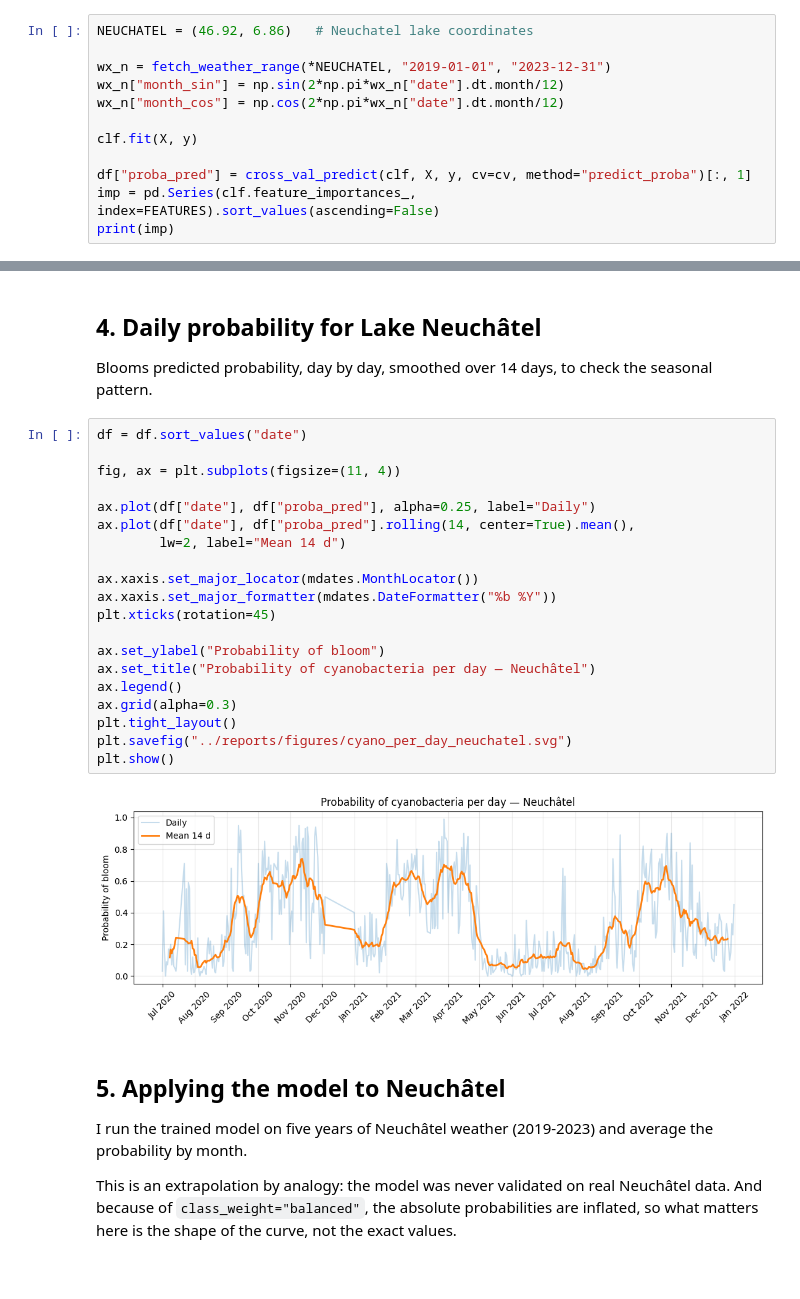
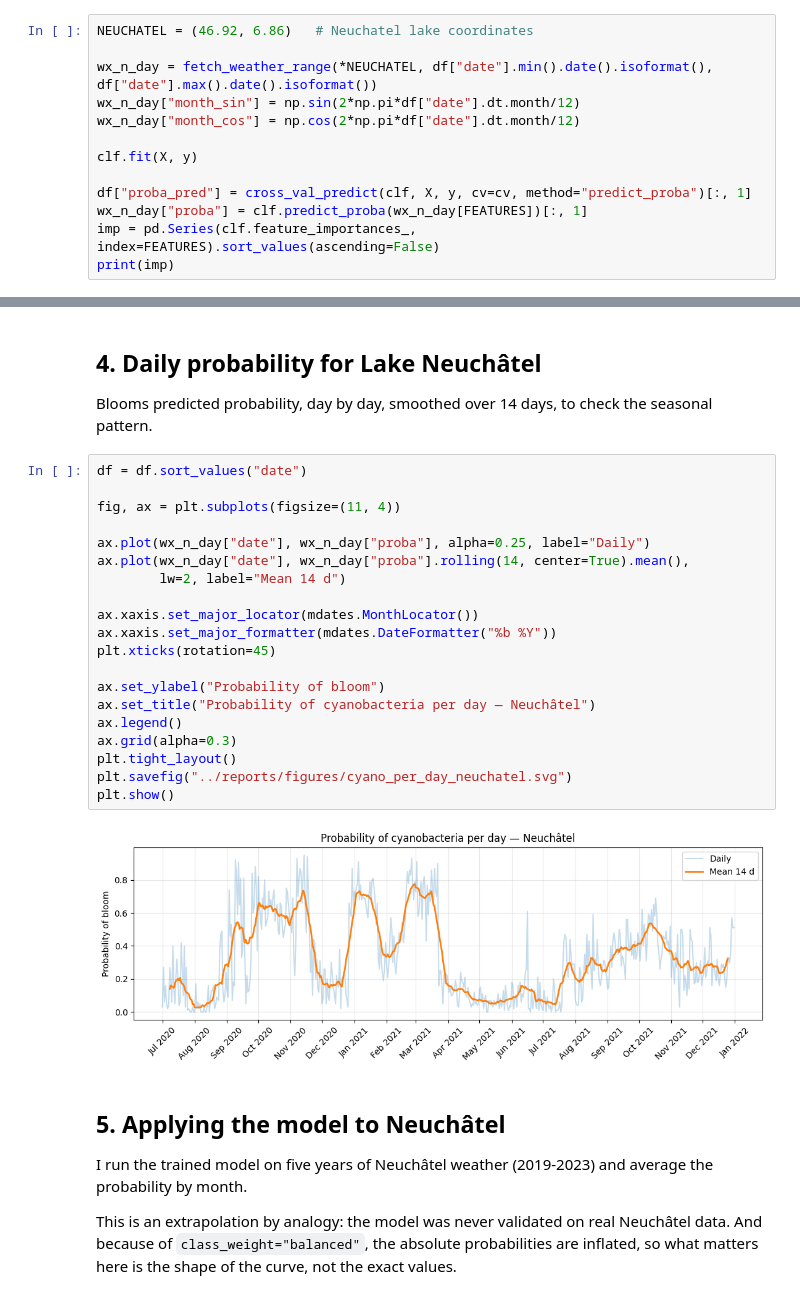
Before and after one commit to segurad308-jpg/cyne-model-prediction, a Jupyter notebook: notebooks/cyne.ipynb, the cells around one changed output, grey strips where cells are left out. Drawn from its saved outputs; the diff is of its cells as text.

Commit message:
fix: graph per day Neuchatel

```diff
--- a/notebooks/cyne.ipynb
+++ b/notebooks/cyne.ipynb
@@ -92,13 +92,14 @@ The full in-lake model in the other notebook got 0.90, so I don't lose much by k
 # %%
 NEUCHATEL = (46.92, 6.86)   # Neuchatel lake coordinates
 
-wx_n = fetch_weather_range(*NEUCHATEL, "2019-01-01", "2023-12-31")
-wx_n["month_sin"] = np.sin(2*np.pi*wx_n["date"].dt.month/12)
-wx_n["month_cos"] = np.cos(2*np.pi*wx_n["date"].dt.month/12)
+wx_n_day = fetch_weather_range(*NEUCHATEL, df["date"].min().date().isoformat(), df["date"].max().date().isoformat())
+wx_n_day["month_sin"] = np.sin(2*np.pi*df["date"].dt.month/12)
+wx_n_day["month_cos"] = np.cos(2*np.pi*df["date"].dt.month/12)
 
 clf.fit(X, y)
 
 df["proba_pred"] = cross_val_predict(clf, X, y, cv=cv, method="predict_proba")[:, 1]
+wx_n_day["proba"] = clf.predict_proba(wx_n_day[FEATURES])[:, 1]
 imp = pd.Series(clf.feature_importances_, index=FEATURES).sort_values(ascending=False)
 print(imp)
 # %% [output]
@@ -119,25 +120,25 @@ Blooms predicted probability, day by day, smoothed over 14 days, to check the se
 # %%
 df = df.sort_values("date")
 
 fig, ax = plt.subplots(figsize=(11, 4))
 
-ax.plot(df["date"], df["proba_pred"], alpha=0.25, label="Daily")
-ax.plot(df["date"], df["proba_pred"].rolling(14, center=True).mean(),
+ax.plot(wx_n_day["date"], wx_n_day["proba"], alpha=0.25, label="Daily")
+ax.plot(wx_n_day["date"], wx_n_day["proba"].rolling(14, center=True).mean(),
         lw=2, label="Mean 14 d")
 
 ax.xaxis.set_major_locator(mdates.MonthLocator())
 ax.xaxis.set_major_formatter(mdates.DateFormatter("%b %Y"))
 plt.xticks(rotation=45)
 
 ax.set_ylabel("Probability of bloom")
 ax.set_title("Probability of cyanobacteria per day — Neuchâtel")
 ax.legend()
 ax.grid(alpha=0.3)
 plt.tight_layout()
 plt.savefig("../reports/figures/cyano_per_day_neuchatel.svg")
 plt.show()
 # %% [output]
-[figure, old version]
+[figure, new version]
 # %% [markdown]
 ## 5. Applying the model to Neuchâtel
 
```
Also changed, not shown: parts of 1 cell of this notebook, 4 other files.
